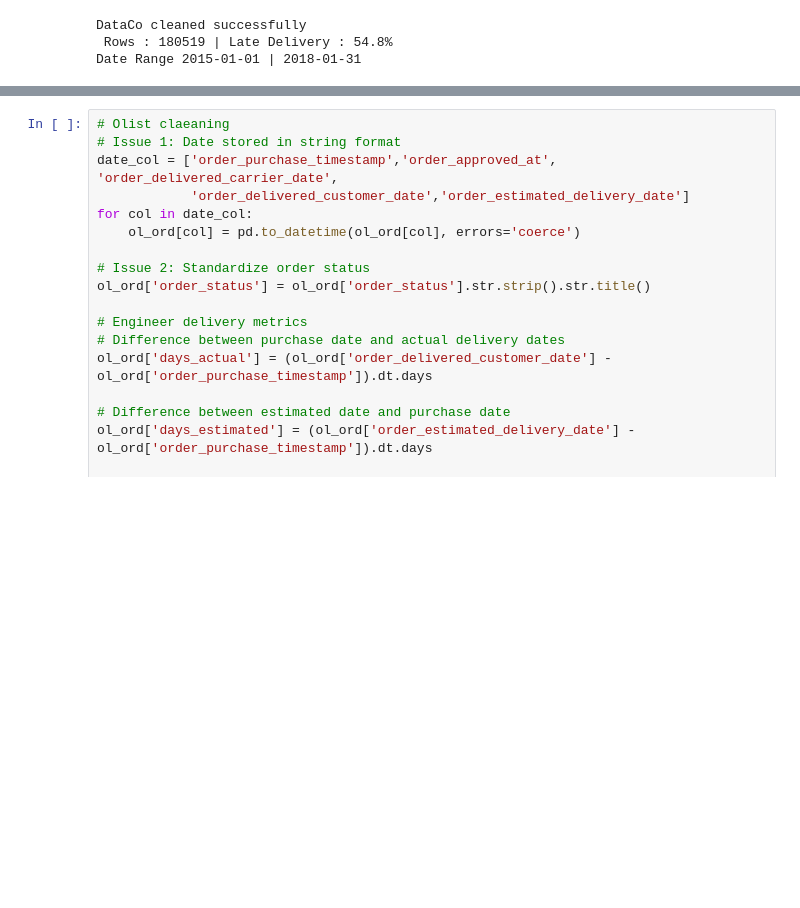
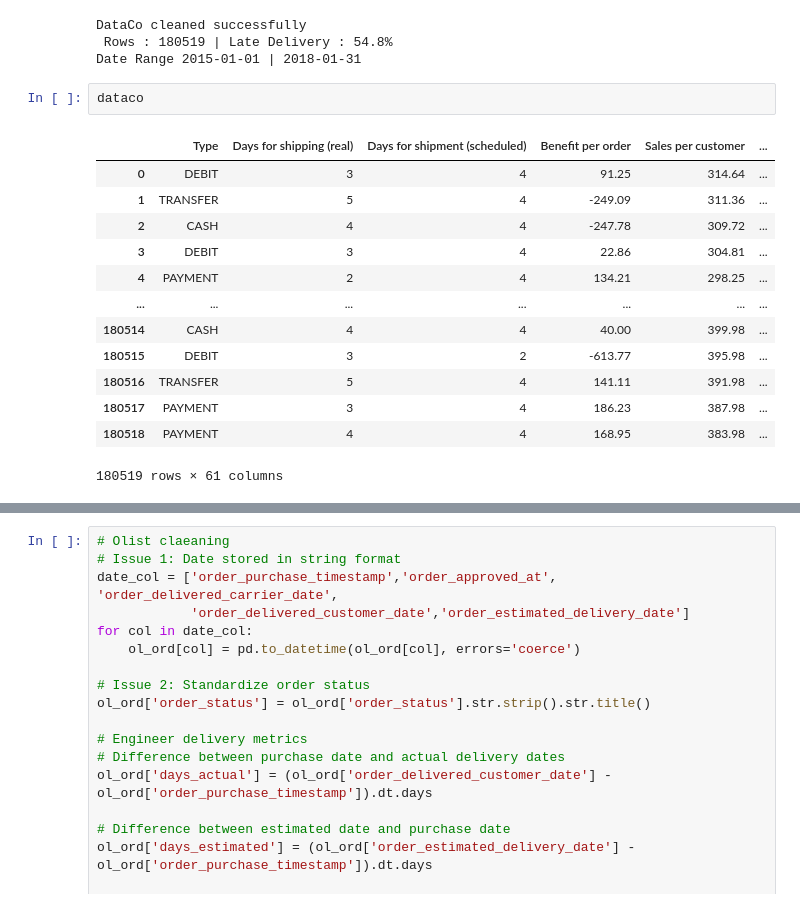
Before and after one commit to imransamiya817-debug/RetailPulse, a Jupyter notebook: Jupyter Notebook/RetailPulse.ipynb, the cells around one changed output, grey strips where cells are left out. Cells and saved outputs as stored; diff of their text form; blank space fills up the shorter version.

```diff
--- a/Jupyter Notebook/RetailPulse.ipynb
+++ b/Jupyter Notebook/RetailPulse.ipynb
@@ -167,3 +167,19 @@ print(f'Date Range {dataco['order_date'].min().date()} | {dataco['order_date'].m
 DataCo cleaned successfully
  Rows : 180519 | Late Delivery : 54.8%
 Date Range 2015-01-01 | 2018-01-31
+# %%
+dataco
+# %% [output]
+|  | Type | Days for shipping (real) | Days for shipment (scheduled) | Benefit per order | Sales per customer | ... |
+| 0 | DEBIT | 3 | 4 | 91.25 | 314.64 | ... |
+| 1 | TRANSFER | 5 | 4 | -249.09 | 311.36 | ... |
+| 2 | CASH | 4 | 4 | -247.78 | 309.72 | ... |
+| 3 | DEBIT | 3 | 4 | 22.86 | 304.81 | ... |
+| 4 | PAYMENT | 2 | 4 | 134.21 | 298.25 | ... |
+| ... | ... | ... | ... | ... | ... | ... |
+| 180514 | CASH | 4 | 4 | 40.00 | 399.98 | ... |
+| 180515 | DEBIT | 3 | 2 | -613.77 | 395.98 | ... |
+| 180516 | TRANSFER | 5 | 4 | 141.11 | 391.98 | ... |
+| 180517 | PAYMENT | 3 | 4 | 186.23 | 387.98 | ... |
+| 180518 | PAYMENT | 4 | 4 | 168.95 | 383.98 | ... |
+180519 rows × 61 columns
```
Also changed, not shown: parts of 10 cells of this notebook.
